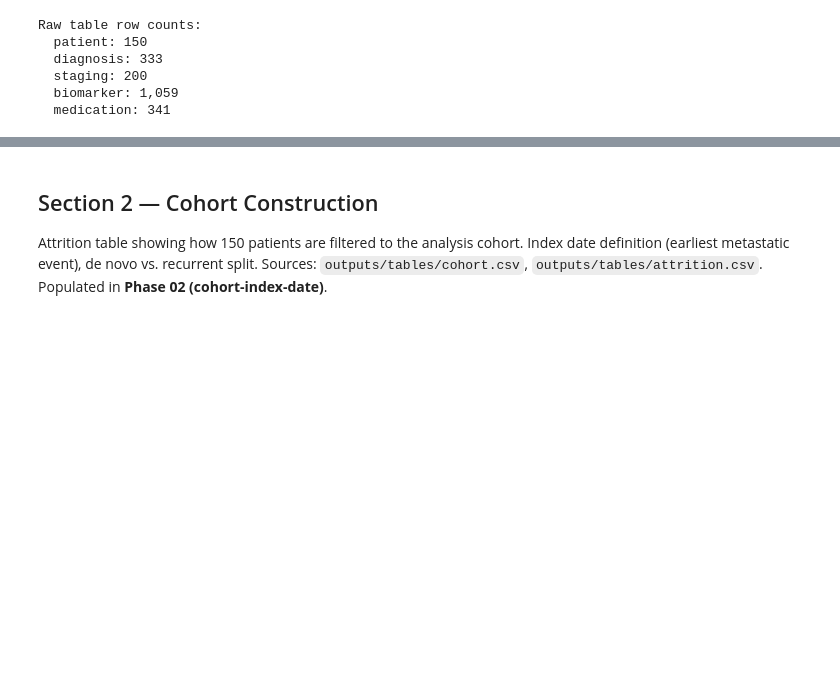
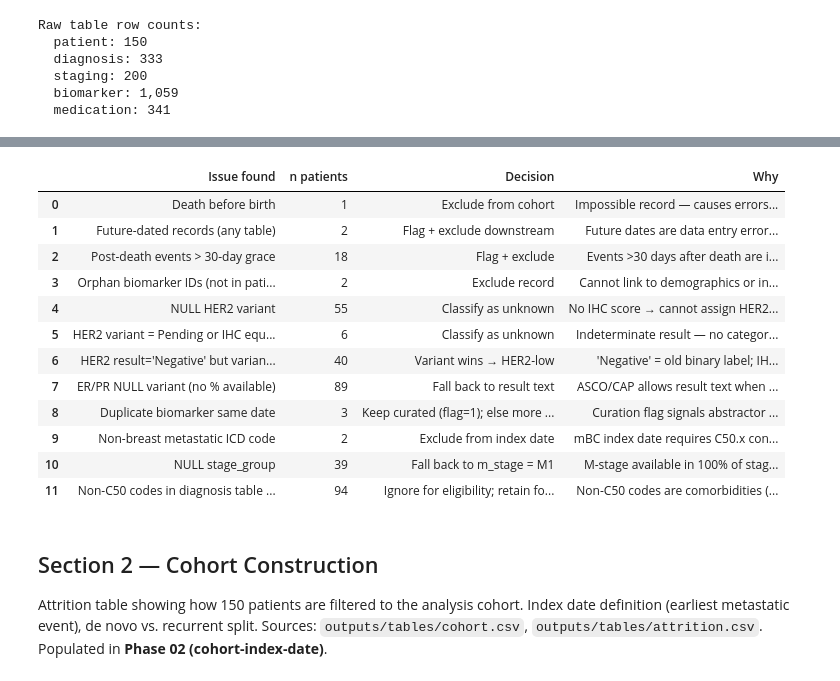
Before and after one commit to Dr-Data-Azam/oncology-rwd-her2-mbc-enhertu-uptake-analysis, a Jupyter notebook: notebooks/analysis.ipynb, the cells around one changed output, grey strips where cells are left out. Cells and saved outputs as stored; diff of their text form; code cells hidden in the pictures; blank space fills up the shorter version.

```diff
--- a/notebooks/analysis.ipynb
+++ b/notebooks/analysis.ipynb
@@ -109,3 +110,95 @@ The table below is the complete decision record — what was found, what we deci
+# %%
+dq_log = pd.read_csv('outputs/dq/dq_log.csv')
+
+def _n(check_name):
+    """Count from dq_summary for a single check."""
+    rows = dq_summary[dq_summary.check_name == check_name]
+    return int(rows.iloc[0].n_flagged) if len(rows) else 0
+
+def _n_union(check_names):
+    """Unique patient count across multiple checks (avoids double-counting)."""
+    return int(dq_log[dq_log.check_name.isin(check_names)]['patient_id'].nunique())
+
+future_checks = ['future_diagnosis_date', 'future_biomarker_date',
+                 'future_medication_date', 'future_stage_date']
+post_death_checks = ['post_death_diagnosis', 'post_death_biomarker', 'post_death_medication']
+
+# Non-C50 diagnosis codes — not a DQ check (comorbidities are expected), run inline
+n_comorbidity_patients = con.execute("""
+    SELECT COUNT(DISTINCT patient_id) FROM diagnosis
+    WHERE diagnosis_code NOT LIKE 'C50%'
+""").fetchone()[0]
+
+decisions_data = [
+    ("Death before birth",
+     _n("death_before_birth"),
+     "Exclude from cohort",
+     "Impossible record — causes errors in age/survival calculation"),
+    ("Future-dated records (any table)",
+     _n_union(future_checks),
+     "Flag + exclude downstream",
+     "Future dates are data entry errors; cannot be clinical events"),
+    ("Post-death events > 30-day grace",
+     _n_union(post_death_checks),
+     "Flag + exclude",
+     "Events >30 days after death are implausible; 30-day grace retained for admin lag"),
+    ("Orphan biomarker IDs (not in patient table)",
+     _n("orphan_biomarker"),
+     "Exclude record",
+     "Cannot link to demographics or index date"),
+    ("NULL HER2 variant",
+     _n("null_her2_variant"),
+     "Classify as unknown",
+     "No IHC score → cannot assign HER2 category"),
+    ("HER2 variant = Pending or IHC equivocal",
+     _n("unclassifiable_her2_variant"),
+     "Classify as unknown",
+     "Indeterminate result — no category assignable"),
+    ("HER2 result='Negative' but variant='IHC 1+'",
+     _n("her2_result_variant_conflict"),
+     "Variant wins → HER2-low",
+     "'Negative' = old binary label; IHC 1+ = HER2-low per ASCO/CAP 2023"),
+    ("ER/PR NULL variant (no % available)",
+     _n("er_pr_null_variant_fallback"),
+     "Fall back to result text",
+     "ASCO/CAP allows result text when % absent; ER-low cannot be assessed"),
+    ("Duplicate biomarker same date",
+     _n("duplicate_biomarker_same_date"),
+     "Keep curated (flag=1); else more specific variant",
+     "Curation flag signals abstractor review"),
+    ("Non-breast metastatic ICD code",
+     _n("non_breast_metastatic_code"),
+     "Exclude from index date",
+     "mBC index date requires C50.x confirmation"),
+    ("NULL stage_group",
+     _n("null_stage_group"),
+     "Fall back to m_stage = M1",
+     "M-stage available in 100% of staging records; used as metastatic signal"),
+    ("Non-C50 codes in diagnosis table (comorbidities)",
+     n_comorbidity_patients,
+     "Ignore for eligibility; retain for context",
+     "Non-C50 codes are comorbidities (diabetes, COPD etc.), not breast cancer events"),
+]
+
+decisions_df = pd.DataFrame(
+    decisions_data,
+    columns=["Issue found", "n patients", "Decision", "Why"]
+)
+decisions_df
+# %% [output]
+|  | Issue found | n patients | Decision | Why |
+| 0 | Death before birth | 1 | Exclude from cohort | Impossible record — causes errors... |
+| 1 | Future-dated records (any table) | 2 | Flag + exclude downstream | Future dates are data entry error... |
+| 2 | Post-death events > 30-day grace | 18 | Flag + exclude | Events >30 days after death are i... |
+| 3 | Orphan biomarker IDs (not in pati... | 2 | Exclude record | Cannot link to demographics or in... |
+| 4 | NULL HER2 variant | 55 | Classify as unknown | No IHC score → cannot assign HER2... |
+| 5 | HER2 variant = Pending or IHC equ... | 6 | Classify as unknown | Indeterminate result — no categor... |
+| 6 | HER2 result='Negative' but varian... | 40 | Variant wins → HER2-low | 'Negative' = old binary label; IH... |
+| 7 | ER/PR NULL variant (no % available) | 89 | Fall back to result text | ASCO/CAP allows result text when ... |
+| 8 | Duplicate biomarker same date | 3 | Keep curated (flag=1); else more ... | Curation flag signals abstractor ... |
+| 9 | Non-breast metastatic ICD code | 2 | Exclude from index date | mBC index date requires C50.x con... |
+| 10 | NULL stage_group | 39 | Fall back to m_stage = M1 | M-stage available in 100% of stag... |
+| 11 | Non-C50 codes in diagnosis table ... | 94 | Ignore for eligibility; retain fo... | Non-C50 codes are comorbidities (... |
 # %% [markdown]
 ## Section 2 — Cohort Construction
 
```
Also changed, not shown: parts of 8 cells of this notebook.
